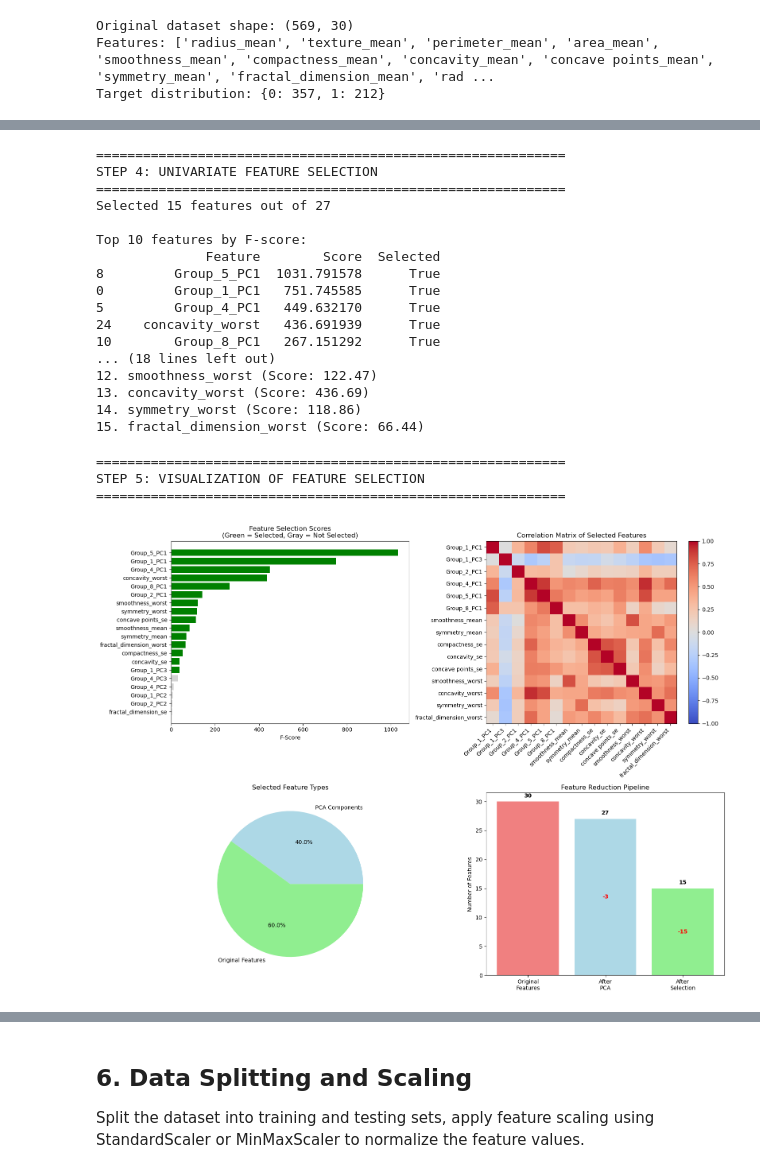
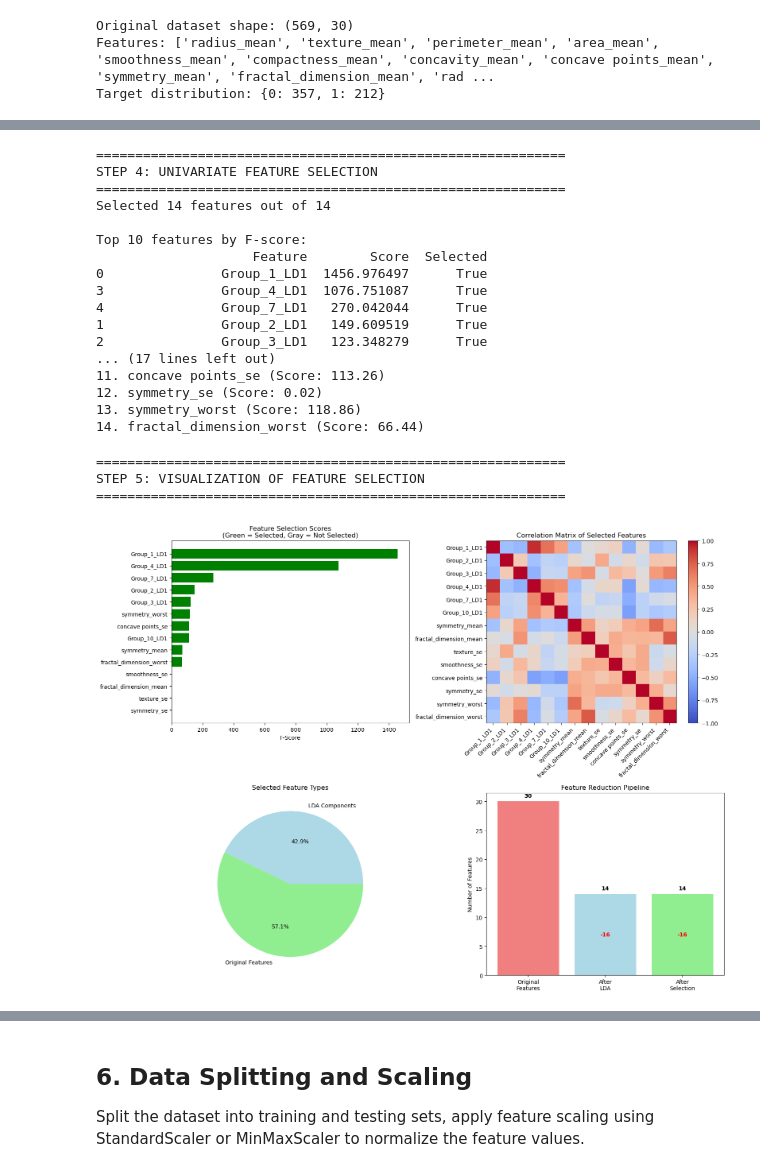
Before and after one commit to cristinalakasz/breast-cancer, a Jupyter notebook: breast_cancer_prediction2.ipynb, the cells around one changed output, grey strips where cells are left out. Saved outputs shown, nothing was run; the diff lists cells and outputs as text; code cells hidden in the pictures.

```diff
--- a/breast_cancer_prediction2.ipynb
+++ b/breast_cancer_prediction2.ipynb
@@ -609,7 +609,7 @@ print("=" * 60)
 correlation_matrix = X.corr().abs()
 
 # Find highly correlated feature groups
-def find_correlated_groups(corr_matrix, threshold=0.90):
+def find_correlated_groups(corr_matrix, threshold=0.80):
     """Find groups of highly correlated features"""
     groups = []
     processed = set()
@@ -635,7 +635,7 @@ def find_correlated_groups(corr_matrix, threshold=0.90):
     return groups
 
 # Find correlated groups
-correlated_groups = find_correlated_groups(correlation_matrix, threshold=0.85)
+correlated_groups = find_correlated_groups(correlation_matrix, threshold=0.80)
 
 print(f"Found {len(correlated_groups)} feature groups:")
 for i, group in enumerate(correlated_groups, 1):
@@ -644,7 +644,7 @@ for i, group in enumerate(correlated_groups, 1):
         print(f"  - {feature}")
 
     if len(group) > 1:
-        print(f"  → Will apply PCA to reduce to {min(3, len(group))} components")
+        print(f"  → Will apply LDA to reduce to {min(2, len(group)-1)} components")
 # %% [output]
 ============================================================
 STEP 1: CORRELATION ANALYSIS
@@ -822,25 +827,25 @@ print("=" * 60)
 
 from sklearn.feature_selection import SelectKBest, f_classif
 
-# Apply univariate selection to PCA-transformed data
+# Apply univariate selection to LDA-transformed data
 # Select top 15 features (or all if fewer than 15)
-n_features_to_select = min(15, X_pca.shape[1])
+n_features_to_select = min(15, X_lda.shape[1])
 
 selector = SelectKBest(score_func=f_classif, k=n_features_to_select)
-X_selected = selector.fit_transform(X_pca, y)
+X_selected = selector.fit_transform(X_lda, y)
 
 # Get selected feature names
 selected_feature_indices = selector.get_support(indices=True)
-selected_feature_names = X_pca.columns[selected_feature_indices].tolist()
+selected_feature_names = X_lda.columns[selected_feature_indices].tolist()
 
 # Get feature scores
 feature_scores = pd.DataFrame({
-    'Feature': X_pca.columns,
+    'Feature': X_lda.columns,
     'Score': selector.scores_,
     'Selected': selector.get_support()
 }).sort_values('Score', ascending=False)
 
-print(f"Selected {n_features_to_select} features out of {X_pca.shape[1]}")
+print(f"Selected {n_features_to_select} features out of {X_lda.shape[1]}")
 print(f"\nTop {min(10, len(feature_scores))} features by F-score:")
 print(feature_scores.head(10))
 
@@ -852,20 +857,20 @@ for i, feature in enumerate(selected_feature_names, 1):
 ============================================================
 STEP 4: UNIVARIATE FEATURE SELECTION
 ============================================================
-Selected 15 features out of 27
+Selected 14 features out of 14
 
 Top 10 features by F-score:
-              Feature        Score  Selected
-8         Group_5_PC1  1031.791578      True
-0         Group_1_PC1   751.745585      True
-5         Group_4_PC1   449.632170      True
-24    concavity_worst   436.691939      True
-10        Group_8_PC1   267.151292      True
-... (18 lines left out)
-12. smoothness_worst (Score: 122.47)
-13. concavity_worst (Score: 436.69)
-14. symmetry_worst (Score: 118.86)
-15. fractal_dimension_worst (Score: 66.44)
+                    Feature        Score  Selected
+0               Group_1_LD1  1456.976497      True
+3               Group_4_LD1  1076.751087      True
+4               Group_7_LD1   270.042044      True
+1               Group_2_LD1   149.609519      True
+2               Group_3_LD1   123.348279      True
+... (17 lines left out)
+11. concave points_se (Score: 113.26)
+12. symmetry_se (Score: 0.02)
+13. symmetry_worst (Score: 118.86)
+14. fractal_dimension_worst (Score: 66.44)
 # %%
 # Step 5: Visualize Feature Selection Results
 print("\n" + "=" * 60)
@@ -899,41 +904,41 @@ axes[0, 1].set_yticklabels(selected_feature_names)
 axes[0, 1].set_title('Correlation Matrix of Selected Features')
 plt.colorbar(im, ax=axes[0, 1])
 
 # Plot 3: Feature type distribution
-pca_selected = [f for f in selected_feature_names if 'PC' in f]
-original_selected = [f for f in selected_feature_names if 'PC' not in f]
+lda_selected = [f for f in selected_feature_names if 'LD' in f]
+original_selected = [f for f in selected_feature_names if 'LD' not in f]
 
-feature_types = ['PCA Components', 'Original Features']
-feature_counts = [len(pca_selected), len(original_selected)]
+feature_types = ['LDA Components', 'Original Features']
+feature_counts = [len(lda_selected), len(original_selected)]
 
 axes[1, 0].pie(feature_counts, labels=feature_types, autopct='%1.1f%%',
                          colors=['lightblue', 'lightgreen'])
 axes[1, 0].set_title('Selected Feature Types')
 
 # Plot 4: Dimensionality reduction summary
-stages = ['Original\nFeatures', 'After\nPCA', 'After\nSelection']
-counts = [X.shape[1], X_pca.shape[1], len(selected_feature_names)]
-reduction = [0, X.shape[1] - X_pca.shape[1], X.shape[1] - len(selected_feature_names)]
+stages = ['Original\nFeatures', 'After\nLDA', 'After\nSelection']
+counts = [X.shape[1], X_lda.shape[1], len(selected_feature_names)]
+reduction = [0, X.shape[1] - X_lda.shape[1], X.shape[1] - len(selected_feature_names)]
 
 bars = axes[1, 1].bar(stages, counts, color=['lightcoral', 'lightblue', 'lightgreen'])
 axes[1, 1].set_ylabel('Number of Features')
 axes[1, 1].set_title('Feature Reduction Pipeline')
 
 # Add reduction labels
 for i, (bar, count, red) in enumerate(zip(bars, counts, reduction)):
     axes[1, 1].text(bar.get_x() + bar.get_width()/2, bar.get_height() + 0.5,
                             f'{count}', ha='center', va='bottom', fontweight='bold')
     if red > 0:
         axes[1, 1].text(bar.get_x() + bar.get_width()/2, bar.get_height()/2,
                                 f'-{red}', ha='center', va='center', color='red', fontweight='bold')
 
 plt.tight_layout()
 plt.show()
 # %% [output]
 ============================================================
 STEP 5: VISUALIZATION OF FEATURE SELECTION
 ============================================================
-[figure, old version]
+[figure, new version]
 # %%
 # Step 6: Final Feature Engineering Summary
 print("\n" + "=" * 60)
```
Also changed, not shown: parts of 17 cells of this notebook.
